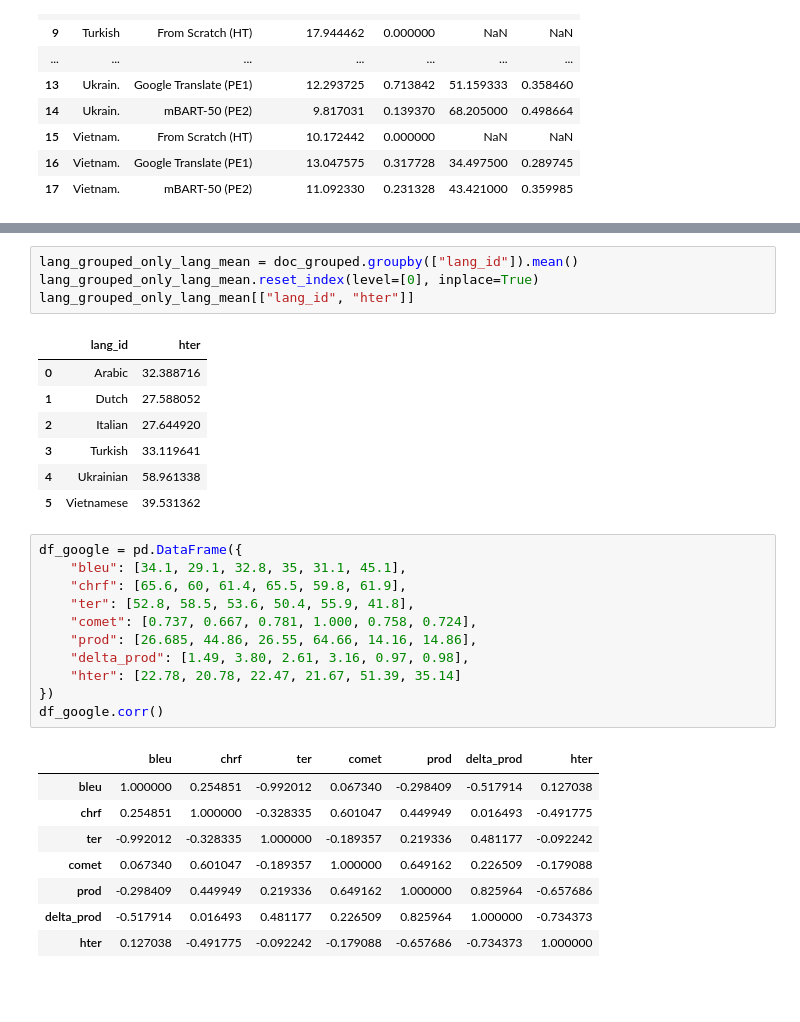
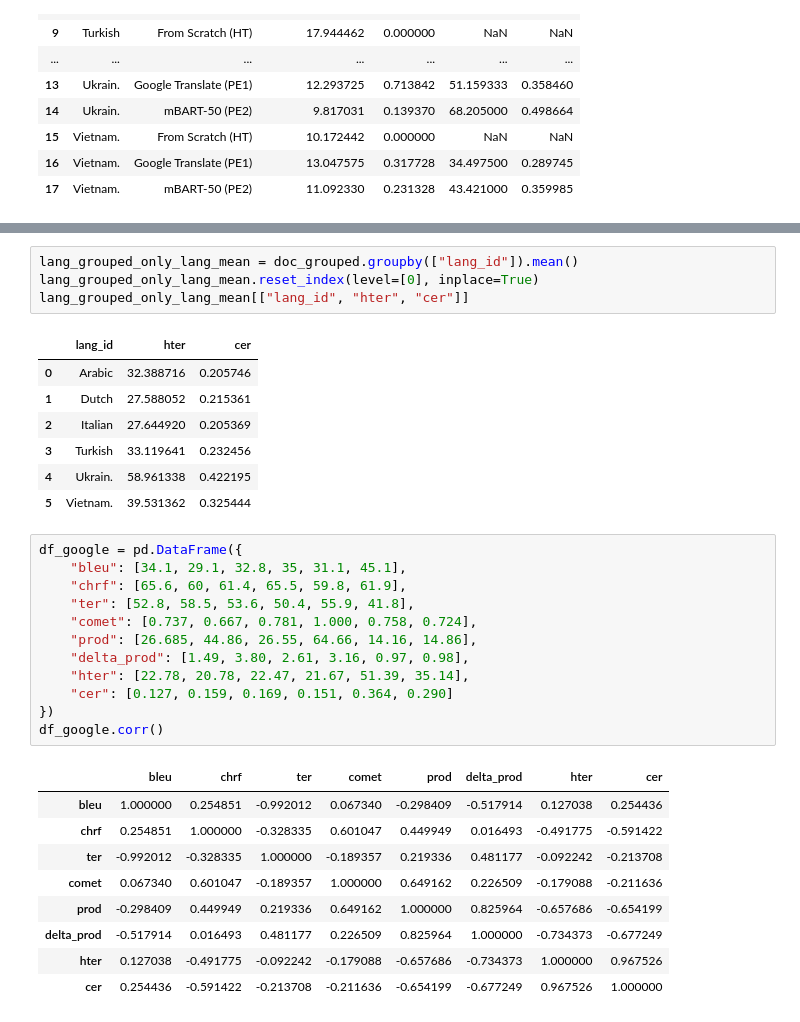
Before and after one commit to gsarti/divemt, a Jupyter notebook: notebooks/analysis.ipynb, the cells around one changed output, grey strips where cells are left out. Cells and saved outputs as stored; diff of their text form; blank space fills up the shorter version.

```diff
--- a/notebooks/analysis.ipynb
+++ b/notebooks/analysis.ipynb
@@ -465,35 +465,37 @@ lang_grouped_mean[["lang_id", "task_type", "words_per_minute", "delta_prod", "ht
 # %%
 lang_grouped_only_lang_mean = doc_grouped.groupby(["lang_id"]).mean()
 lang_grouped_only_lang_mean.reset_index(level=[0], inplace=True)
-lang_grouped_only_lang_mean[["lang_id", "hter"]]
+lang_grouped_only_lang_mean[["lang_id", "hter", "cer"]]
 # %% [output]
-|  | lang_id | hter |
-| 0 | Arabic | 32.388716 |
-| 1 | Dutch | 27.588052 |
-| 2 | Italian | 27.644920 |
-| 3 | Turkish | 33.119641 |
-| 4 | Ukrainian | 58.961338 |
-| 5 | Vietnamese | 39.531362 |
+|  | lang_id | hter | cer |
+| 0 | Arabic | 32.388716 | 0.205746 |
+| 1 | Dutch | 27.588052 | 0.215361 |
+| 2 | Italian | 27.644920 | 0.205369 |
+| 3 | Turkish | 33.119641 | 0.232456 |
+| 4 | Ukrain. | 58.961338 | 0.422195 |
+| 5 | Vietnam. | 39.531362 | 0.325444 |
 # %%
 df_google = pd.DataFrame({
     "bleu": [34.1, 29.1, 32.8, 35, 31.1, 45.1],
     "chrf": [65.6, 60, 61.4, 65.5, 59.8, 61.9],
     "ter": [52.8, 58.5, 53.6, 50.4, 55.9, 41.8],
     "comet": [0.737, 0.667, 0.781, 1.000, 0.758, 0.724],
     "prod": [26.685, 44.86, 26.55, 64.66, 14.16, 14.86],
     "delta_prod": [1.49, 3.80, 2.61, 3.16, 0.97, 0.98],
-    "hter": [22.78, 20.78, 22.47, 21.67, 51.39, 35.14]
+    "hter": [22.78, 20.78, 22.47, 21.67, 51.39, 35.14],
+    "cer": [0.127, 0.159, 0.169, 0.151, 0.364, 0.290]
 })
 df_google.corr()
 # %% [output]
-|  | bleu | chrf | ter | comet | prod | delta_prod | hter |
-| bleu | 1.000000 | 0.254851 | -0.992012 | 0.067340 | -0.298409 | -0.517914 | 0.127038 |
-| chrf | 0.254851 | 1.000000 | -0.328335 | 0.601047 | 0.449949 | 0.016493 | -0.491775 |
-| ter | -0.992012 | -0.328335 | 1.000000 | -0.189357 | 0.219336 | 0.481177 | -0.092242 |
-| comet | 0.067340 | 0.601047 | -0.189357 | 1.000000 | 0.649162 | 0.226509 | -0.179088 |
-| prod | -0.298409 | 0.449949 | 0.219336 | 0.649162 | 1.000000 | 0.825964 | -0.657686 |
-| delta_prod | -0.517914 | 0.016493 | 0.481177 | 0.226509 | 0.825964 | 1.000000 | -0.734373 |
-| hter | 0.127038 | -0.491775 | -0.092242 | -0.179088 | -0.657686 | -0.734373 | 1.000000 |
+|  | bleu | chrf | ter | comet | prod | delta_prod | hter | cer |
+| bleu | 1.000000 | 0.254851 | -0.992012 | 0.067340 | -0.298409 | -0.517914 | 0.127038 | 0.254436 |
+| chrf | 0.254851 | 1.000000 | -0.328335 | 0.601047 | 0.449949 | 0.016493 | -0.491775 | -0.591422 |
+| ter | -0.992012 | -0.328335 | 1.000000 | -0.189357 | 0.219336 | 0.481177 | -0.092242 | -0.213708 |
+| comet | 0.067340 | 0.601047 | -0.189357 | 1.000000 | 0.649162 | 0.226509 | -0.179088 | -0.211636 |
+| prod | -0.298409 | 0.449949 | 0.219336 | 0.649162 | 1.000000 | 0.825964 | -0.657686 | -0.654199 |
+| delta_prod | -0.517914 | 0.016493 | 0.481177 | 0.226509 | 0.825964 | 1.000000 | -0.734373 | -0.677249 |
+| hter | 0.127038 | -0.491775 | -0.092242 | -0.179088 | -0.657686 | -0.734373 | 1.000000 | 0.967526 |
+| cer | 0.254436 | -0.591422 | -0.213708 | -0.211636 | -0.654199 | -0.677249 | 0.967526 | 1.000000 |
 # %%
 df_mbart = pd.DataFrame({
     "bleu": [17, 22.6, 24.4, 18.8, 21.9, 34.7],
```
Also changed, not shown: parts of 4 cells of this notebook.
